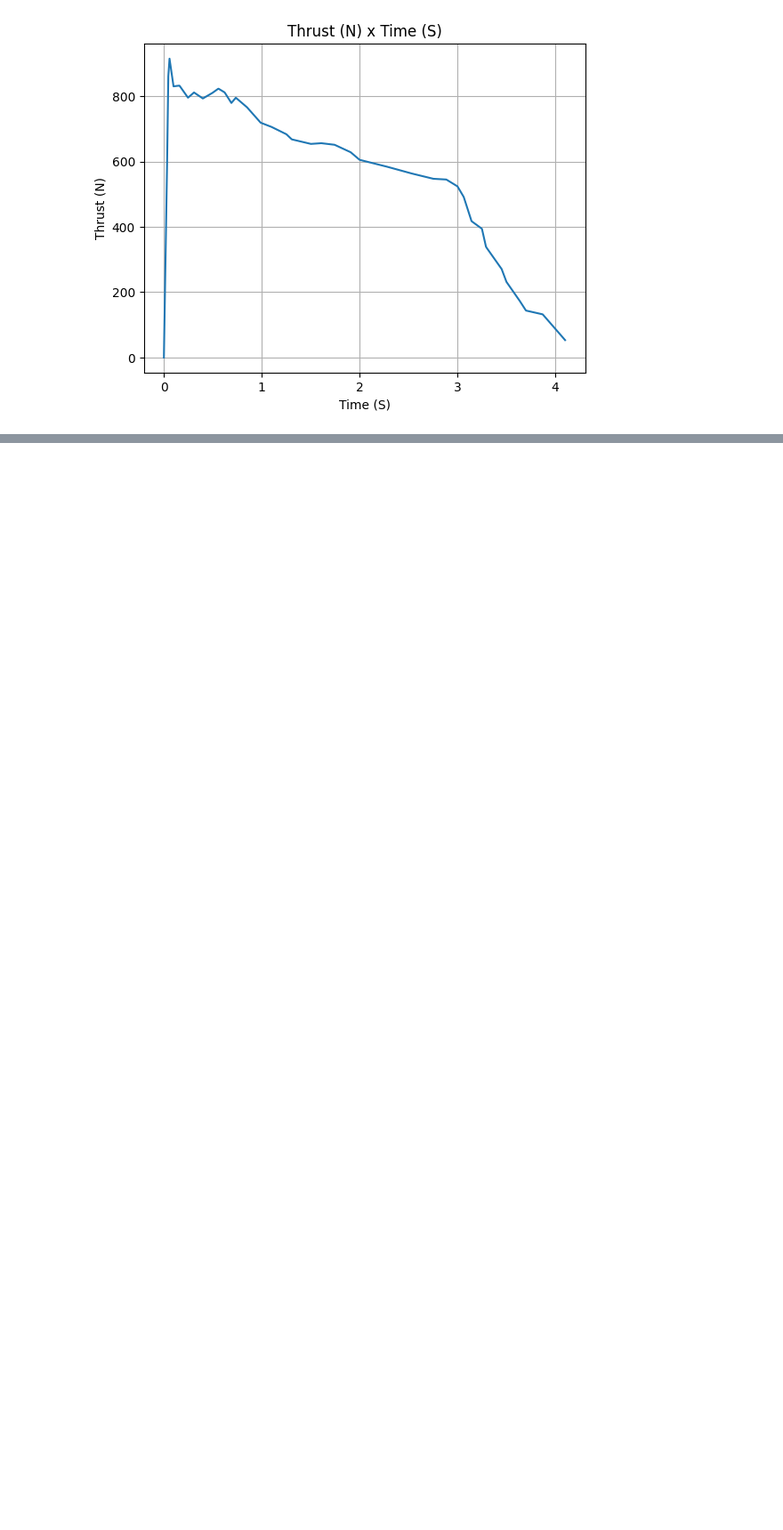
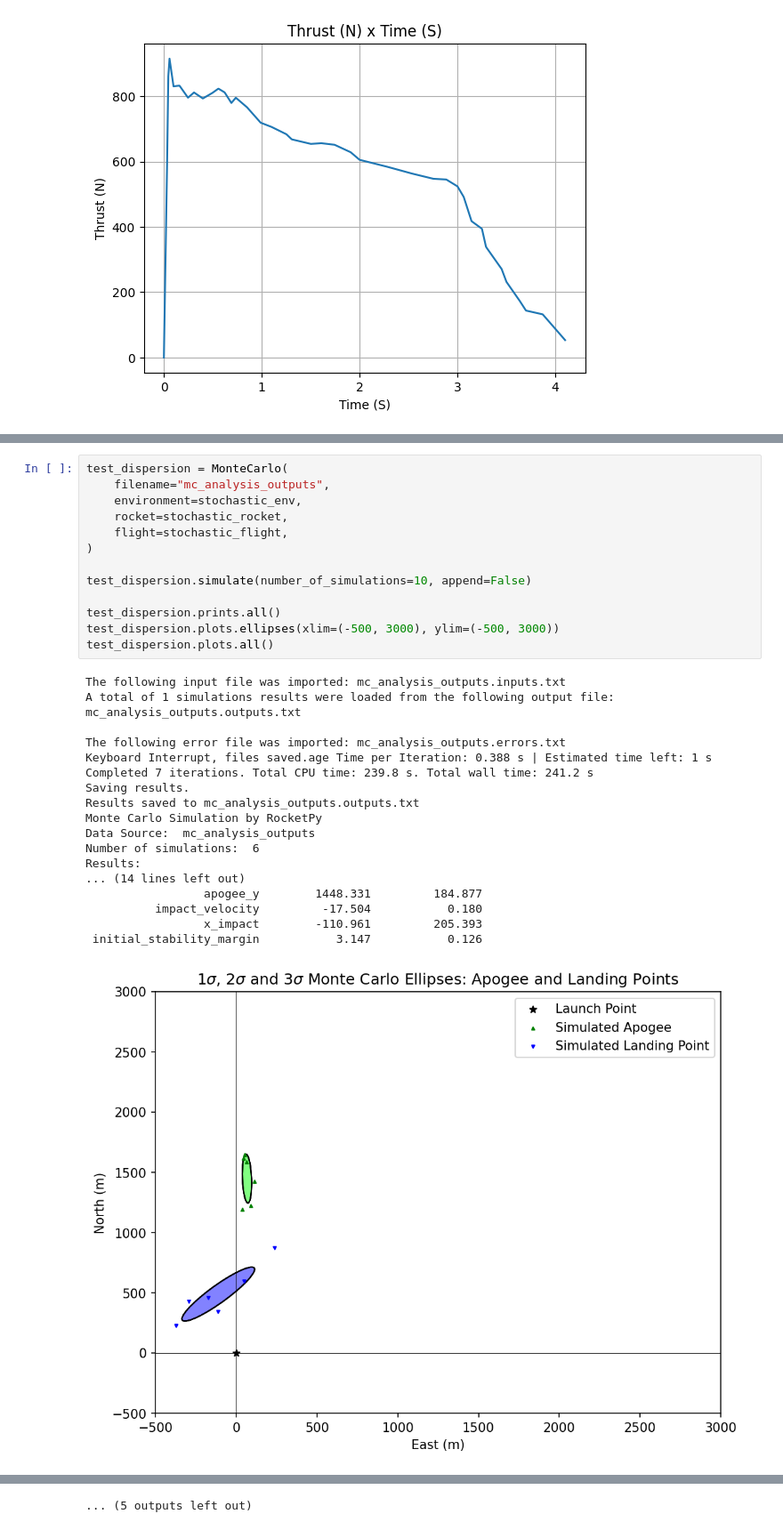
Before and after one commit to IanMeyer15/Test-Rocket, a Jupyter notebook: main.ipynb, the cells around one changed output, grey strips where cells are left out. Shown at 89% size. Drawn from its saved outputs; the diff is of its cells as text; blank space fills up the shorter version.

Commit message:
Working simulation (limited number)

```diff
--- a/main.ipynb
+++ b/main.ipynb
@@ -141,0 +253,32 @@ Trajectory Angular Velocity and Acceleration Plots
+# %%
+test_dispersion = MonteCarlo(
+    filename="mc_analysis_outputs",
+    environment=stochastic_env,
+    rocket=stochastic_rocket,
+    flight=stochastic_flight,
+)
+
+test_dispersion.simulate(number_of_simulations=10, append=False)
+
+test_dispersion.prints.all()
+test_dispersion.plots.ellipses(xlim=(-500, 3000), ylim=(-500, 3000))
+test_dispersion.plots.all()
+# %% [output]
+The following input file was imported: mc_analysis_outputs.inputs.txt
+A total of 1 simulations results were loaded from the following output file: mc_analysis_outputs.outputs.txt
+
+The following error file was imported: mc_analysis_outputs.errors.txt
+Keyboard Interrupt, files saved.age Time per Iteration: 0.388 s | Estimated time left: 1 s
+Completed 7 iterations. Total CPU time: 239.8 s. Total wall time: 241.2 s
+Saving results.
+Results saved to mc_analysis_outputs.outputs.txt
+Monte Carlo Simulation by RocketPy
+Data Source:  mc_analysis_outputs
+Number of simulations:  6
+Results:
+... (14 lines left out)
+                 apogee_y        1448.331         184.877
+          impact_velocity         -17.504           0.180
+                 x_impact        -110.961         205.393
+ initial_stability_margin           3.147           0.126
+[figure, added]
@@ -141,0 +295 @@ Trajectory Angular Velocity and Acceleration Plots
+... (5 outputs left out)
```
Also changed, not shown: parts of 5 cells of this notebook, 6 other files.
